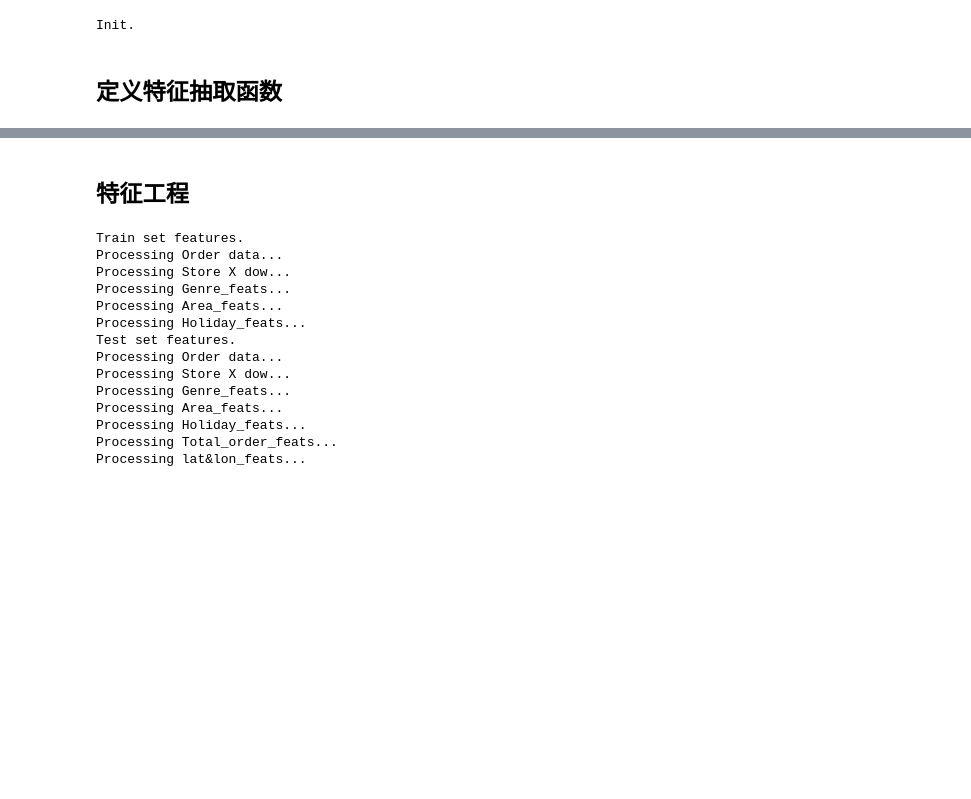
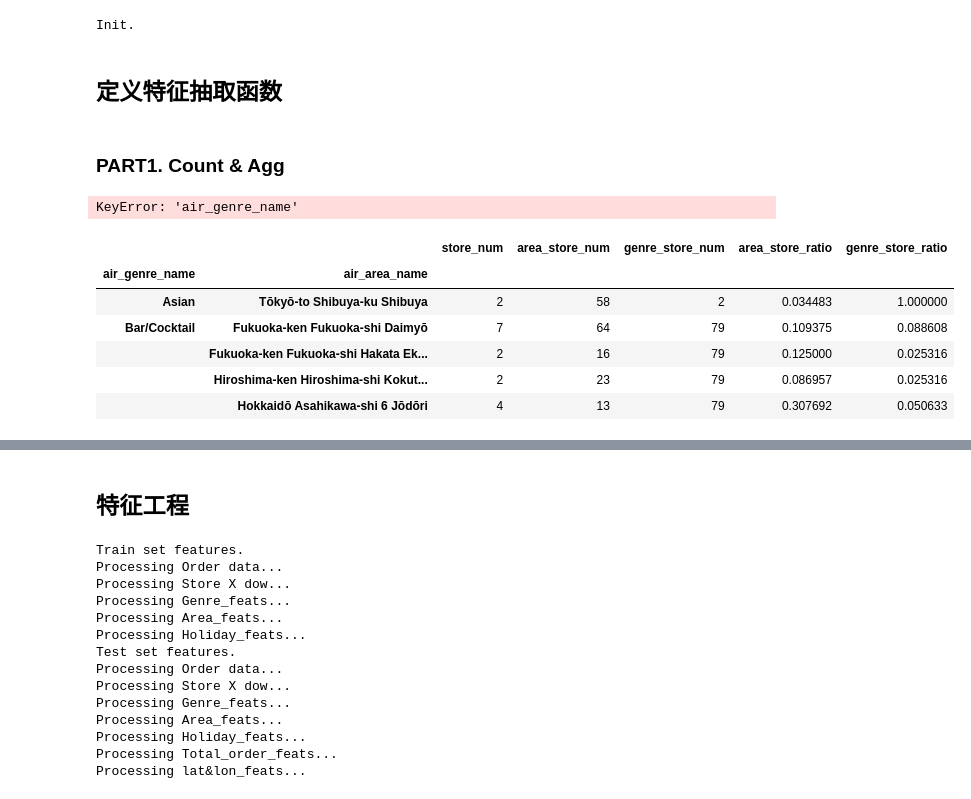
Before and after one commit to shenc3/kaggle_note, a Jupyter notebook: Recruit Restaurant Visitor Forecasting/Predict.ipynb, the cells around one changed output, grey strips where cells are left out. Saved outputs shown, nothing was run; the diff lists cells and outputs as text; code cells hidden in the pictures; blank space fills up the shorter version.

```diff
--- a/Recruit Restaurant Visitor Forecasting/Predict.ipynb
+++ b/Recruit Restaurant Visitor Forecasting/Predict.ipynb
@@ -60,4 +61,26 @@ for k in data:
 Init.
 # %% [markdown]
 ## 定义特征抽取函数
+# %%
+# count / ratio
+# data['tra'].groupby('air_store_id')['visitors'].sum()
+def time_feats(df, dt_col='visit_date'):
+    df[dt_col] = pd.to_datetime(df[dt_col])
+    df.loc[:, 'year'] = df[dt_col].dt.year
+    df.loc[:, 'dow'] = df[dt_col].dt.dayofweek
+    df.loc[:, 'month'] = df[dt_col].dt.month
+    df.loc[:, 'season'] = df[dt_col].dt.quarter
+    df.loc[:, 'week'] = df[dt_col].dt.weekofyear
+    df.loc[:, 'doy'] = df[dt_col].dt.dayofyear
+    df.loc[:, 'date_int'] = df[dt_col].apply(lambda x: x.strftime('%Y%m%d')).astype(int)
+
+# 增加时间特征
+time_feats(data['tra'])
+time_feats(data['tes'])
+
+# 匹配genre和area信息
+data['tra'] = data['tra'].merge(data['as'][['air_store_id', 'air_genre_name', 'air_area_name']], how='left', on='air_store_id')
+data['tes'] = data['tes'].merge(data['as'][['air_store_id', 'air_genre_name', 'air_area_name']], how='left', on='air_store_id')
+# %% [markdown]
+###  PART1. Count & Agg
 # %%
@@ -85,0 +125,41 @@ store_penetration = data['tra'].groupby('air_store_id')['visitors'].sum() / data
+# %%
+# Genre
+# 1. overall
+genre_agg_all = data['tra'].groupby('air_genre_name')['visitors'].agg([np.sum, np.mean, np.std])
+
+# 2. monthly data
+genre_cnt_monthly = data['tra'].groupby(['air_genre_name', 'year', 'month'])['visitors'].sum().to_frame().reset_index()
+genre_mean_std_monthly = genre_cnt_monthly.groupby('air_genre_name')['visitors'].agg([np.mean, np.std])
+genre_agg_monthly = genre_cnt_monthly.groupby(['air_genre_name', 'month'])['visitors'].agg(
+    [np.min, np.mean, np.median, np.max])
+genre_agg_monthly.columns = ['min_m', 'mean_m', 'median_m', 'max_m']
+genre_agg_monthly.loc[:, 'ratio_m'] = genre_agg_monthly['mean_m'] / genre_mean_std_monthly['mean']
+
+# 3. weekly data
+genre_cnt_weekly = data['tra'].groupby(['air_genre_name', 'year', 'month', 'week'])['visitors'].sum().to_frame().reset_index()
+genre_mean_std_weekly = genre_cnt_weekly.groupby('air_genre_name')['visitors'].agg([np.mean, np.std])
+genre_agg_weekly = genre_cnt_weekly.groupby(['air_genre_name', 'week'])['visitors'].agg(
+    [np.min, np.mean, np.median, np.max])
+genre_agg_weekly.columns = ['min_w', 'mean_w', 'median_w', 'max_w']
+genre_agg_weekly.loc[:, 'ratio_w'] = genre_agg_weekly['mean_w'] / genre_mean_std_weekly['mean']
+
+# 4. dow data
+genre_agg_dow = data['tra'].groupby(['air_genre_name', 'dow'])['visitors'].agg(
+    [np.min, np.mean, np.median, np.max, np.std, np.size])
+genre_agg_dow.columns = ['min_d', 'mean_d', 'median_d', 'max_d', 'std_d', 'len_d']
+genre_agg_dow.loc[:, 'ratio_d'] = genre_agg_dow['mean_d'] / genre_agg_all['mean']
+
+# 5. penetration
+genre_penetration = (data['tra'].groupby('air_genre_name')['visitors'].sum() / data['tra']['visitors'].sum()).to_frame('penet_genre')
+
+comment = '''
+genre_agg_all                    --> <index> air_genre_name,              <cols> sum, mean, std
+genre_mean_std_monthly --> <index> air_genre_name               <cols> mean, std
+genre_agg_monthly          --> <index> air_genre_name, month   <cols> min_m, mean_m, median_m, max_m, ratio_m
+genre_mean_std_weekly   --> <index> air_genre_name,               <cols> mean, std
+genre_agg_weekly            --> <index> air_genre_name, week      <cols> min_w, mean_w, median_w, max_w, ratio_w
+genre_agg_dow                --> <index> air_genre_name, dow       <cols> min_d, mean_d, median_d, max_d, std_d, len_d, ratio_d
+genre_penetration            --> <index> air_genre_name                <cols> penet_genre
+'''
+# %% [output]
+KeyError: 'air_genre_name'
@@ -85,0 +263,10 @@ store_penetration = data['tra'].groupby('air_store_id')['visitors'].sum() / data
+# %%
+genre_area_diver.head()
+# %% [output]
+|  |  | store_num | area_store_num | genre_store_num | area_store_ratio | genre_store_ratio |
+| air_genre_name | air_area_name |  |  |  |  |  |
+| Asian | Tōkyō-to Shibuya-ku Shibuya | 2 | 58 | 2 | 0.034483 | 1.000000 |
+| Bar/Cocktail | Fukuoka-ken Fukuoka-shi Daimyō | 7 | 64 | 79 | 0.109375 | 0.088608 |
+|  | Fukuoka-ken Fukuoka-shi Hakata Ek... | 2 | 16 | 79 | 0.125000 | 0.025316 |
+|  | Hiroshima-ken Hiroshima-shi Kokut... | 2 | 23 | 79 | 0.086957 | 0.025316 |
+|  | Hokkaidō Asahikawa-shi 6 Jōdōri | 4 | 13 | 79 | 0.307692 | 0.050633 |
```
Also changed, not shown: parts of 10 cells of this notebook, 1 other file.
